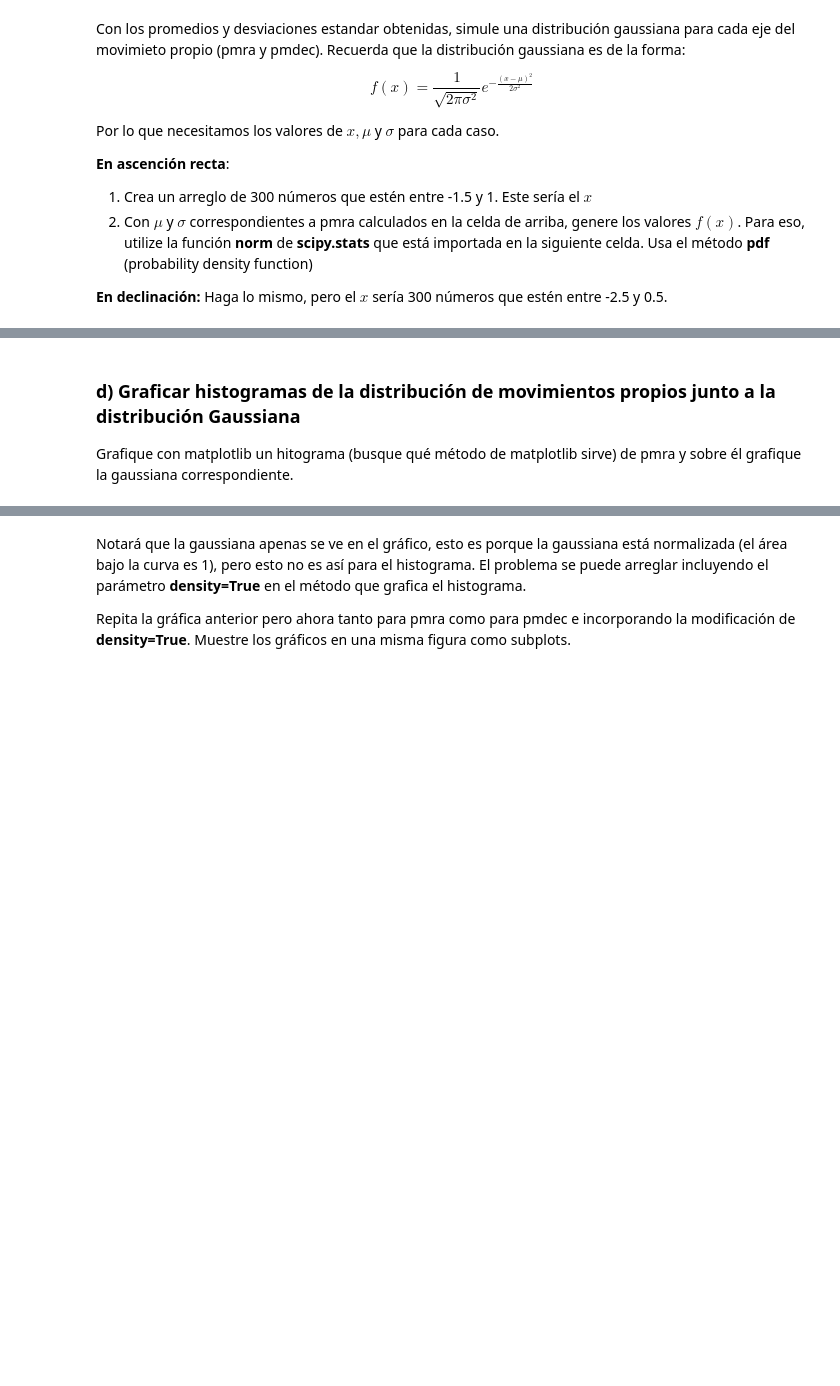
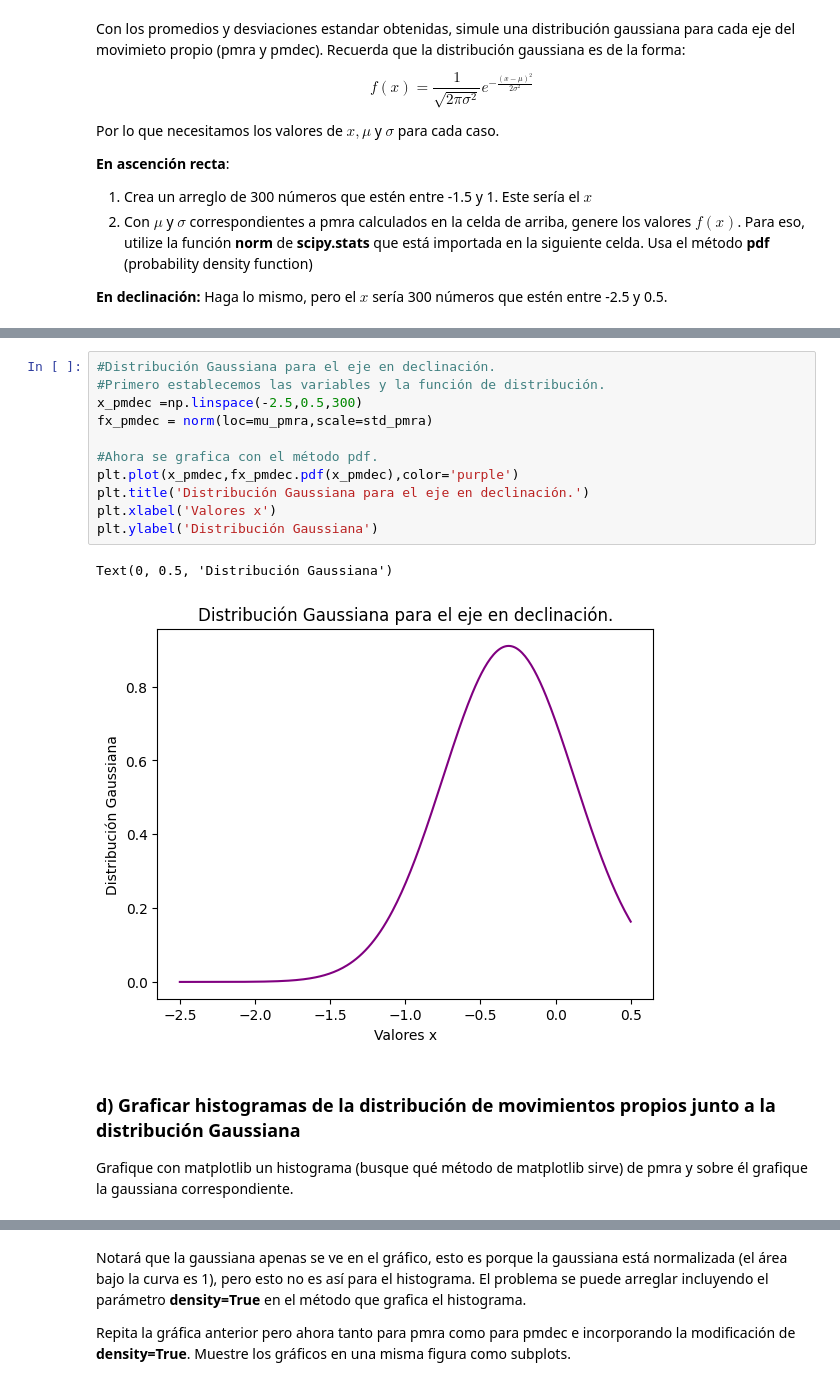
Before and after one commit to FranciscaHM/Tarea-2, a Jupyter notebook: Tarea2.ipynb, the cells around one changed output, grey strips where cells are left out. Saved outputs shown, nothing was run; the diff lists cells and outputs as text; blank space fills up the shorter version.

```diff
--- a/Tarea2.ipynb
+++ b/Tarea2.ipynb
@@ -148,4 +155,18 @@ fx_pmdec =
+# %%
+#Distribución Gaussiana para el eje en declinación.
+#Primero establecemos las variables y la función de distribución.
+x_pmdec =np.linspace(-2.5,0.5,300)
+fx_pmdec = norm(loc=mu_pmra,scale=std_pmra)
+
+#Ahora se grafica con el método pdf.
+plt.plot(x_pmdec,fx_pmdec.pdf(x_pmdec),color='purple')
+plt.title('Distribución Gaussiana para el eje en declinación.')
+plt.xlabel('Valores x')
+plt.ylabel('Distribución Gaussiana')
+# %% [output]
+Text(0, 0.5, 'Distribución Gaussiana')
+[figure, added]
 # %% [markdown]
 ### d) Graficar histogramas de la distribución de movimientos propios junto a la distribución Gaussiana
 
-Grafique con matplotlib un hitograma (busque qué método de matplotlib sirve) de pmra y sobre él grafique la gaussiana correspondiente.
+Grafique con matplotlib un histograma (busque qué método de matplotlib sirve) de pmra y sobre él grafique la gaussiana correspondiente.
```
Also changed, not shown: parts of 4 cells of this notebook.
